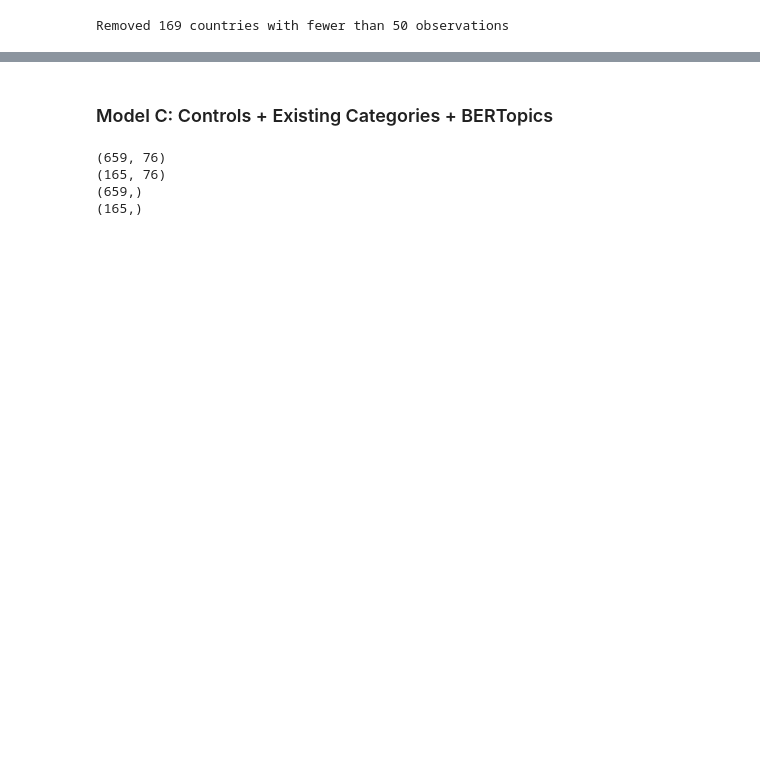
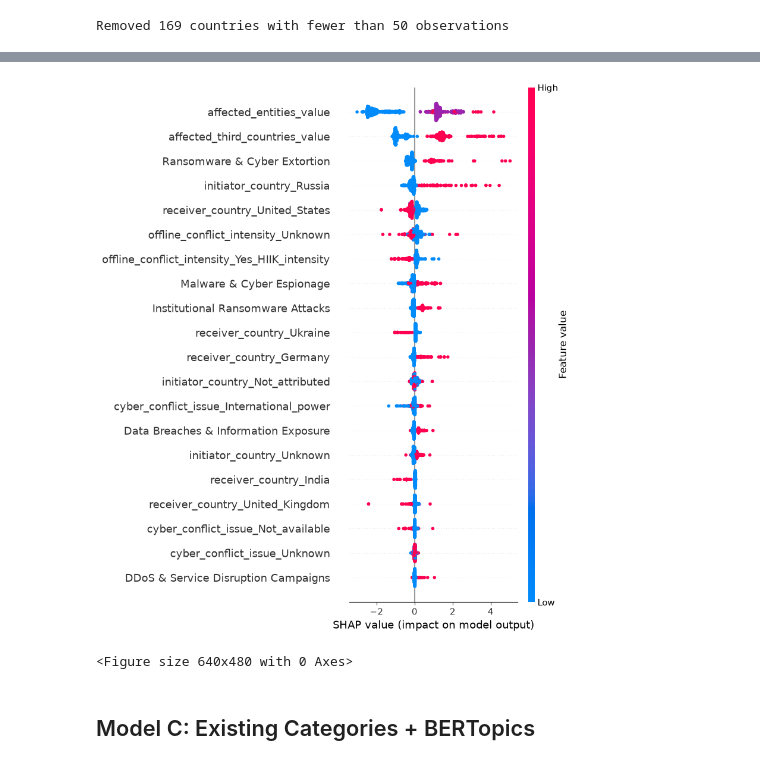
Before and after one commit to heairi/Cyber-Attack-Severity-Prediction-with-NLP, a Jupyter notebook: cyber_incident_ml.ipynb, the cells around one changed output, grey strips where cells are left out. Drawn from its saved outputs; the diff is of its cells as text; code cells hidden in the pictures; blank space fills up the shorter version.

```diff
--- a/cyber_incident_ml.ipynb
+++ b/cyber_incident_ml.ipynb
@@ -315,12 +297,7 @@ X_topic.columns = (
 )
 
 # Encode y labels
-from sklearn.preprocessing import LabelEncoder
-
-le = LabelEncoder()
-y = le.fit_transform(
-    filtered_topic["receiver_country"]
-)
+y = filtered_orig["impact_indicator_score"]
 # %%
 # Split into training and testing data
 X_train_B , X_test_B, y_train_B, y_test_B = train_test_split(
@@ -487,5 +428,44 @@ Predictive performance was remarkably similar across manually coded cyber-operat
+# %%
+X_train_B_shap = X_train_B.copy()
+
+topic_rename = {
+    "topic_1_0": "Malware & Cyber Espionage",
+    "topic_2_0": "Ransomware & Cyber Extortion",
+    "topic_3_0": "DDoS & Service Disruption Campaigns",
+    "topic_4_0": "Data Breaches & Information Exposure",
+    "topic_5_0": "Institutional Ransomware Attacks",
+    "topic_6_0": "Vulnerability Exploitation & Theft",
+    "topic_7_0": "Surveillance & Mobile Espionage",
+    "topic_8_0": "Government Intelligence Operations"
+}
+
+X_train_B_shap = X_train_B_shap.rename(
+    columns=topic_rename
+)
+
+explainer = shap.TreeExplainer(xgbB)
+
+shap_values = explainer.shap_values(
+    X_train_B_shap
+)
+
+shap.summary_plot(
+    shap_values,
+    X_train_B_shap
+)
+
+plt.tight_layout()
+
+plt.savefig(
+    "model_output/impact_score_XGBoost_latent_topic_predictors_SHAP.png",
+    dpi=300,
+    bbox_inches="tight"
+)
+# %% [output]
+[figure, added]
+<Figure size 640x480 with 0 Axes>
 # %% [markdown]
-### Model C: Controls + Existing Categories + BERTopics
+## Model C: Existing Categories + BERTopics
 # %%
 existing_lookup = (
     dyadic_data_orig_matched[
@@ -540,20 +517,8 @@ y = le.fit_transform(
 # %%
-# Split into training and testing data
-X_train_C , X_test_C, y_train_C, y_test_C = train_test_split(
+X_train_C, X_test_C, y_train_C, y_test_C = train_test_split(
     X_combined,
     y,
     test_size=0.2,
-    random_state = 99,
-    stratify=y
+    random_state=99
 )
-
-print(X_train_B.shape)
-print(X_test_B.shape)
-print(y_train_B.shape)
-print(y_test_B.shape)
-# %% [output]
-(659, 76)
-(165, 76)
-(659,)
-(165,)
 # %%
```
Also changed, not shown: parts of 29 cells of this notebook.
